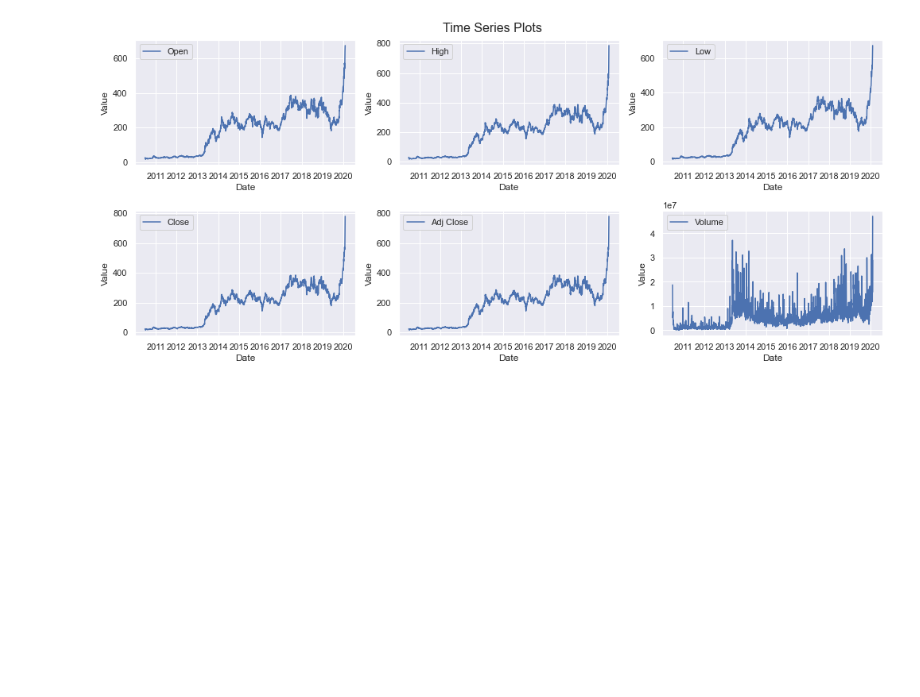
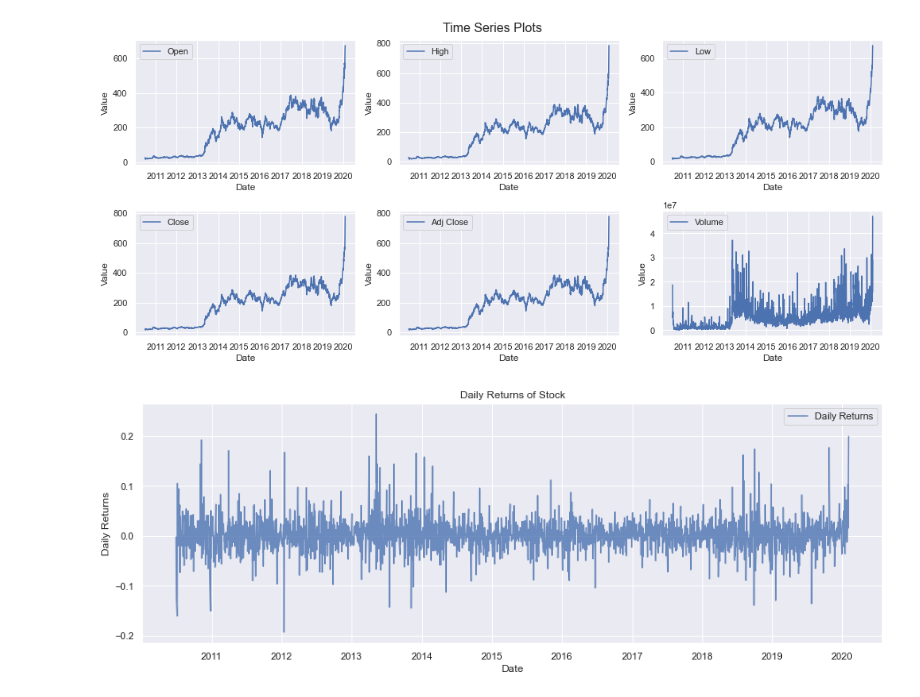
Before and after one commit to Mwizerwa/Stock_Price_Prediction, a Jupyter notebook: notebooks/data_exploration.ipynb, the cells around one changed output. Cells and saved outputs as stored; diff of their text form; code cells hidden in the pictures; blank space fills up the shorter version.

```diff
--- a/notebooks/data_exploration.ipynb
+++ b/notebooks/data_exploration.ipynb
@@ -71,3 +71,15 @@ plt.suptitle("Time Series Plots", fontsize=16, y=1.02)
 plt.show()
 # %% [output]
 [figure]
+# %%
+#Calculate and plot daily returns using adj close variable
+plt.figure(figsize=(15, 5))
+plt.plot(dataset["Date"], dataset["Adj Close"].pct_change(), label="Daily Returns", alpha=0.8)
+#Titles
+plt.xlabel("Date")
+plt.ylabel("Daily Returns")
+plt.title("Daily Returns of Stock")
+plt.legend()
+plt.show()
+# %% [output]
+[figure, added]
```
Also changed, not shown: parts of 4 cells of this notebook.
